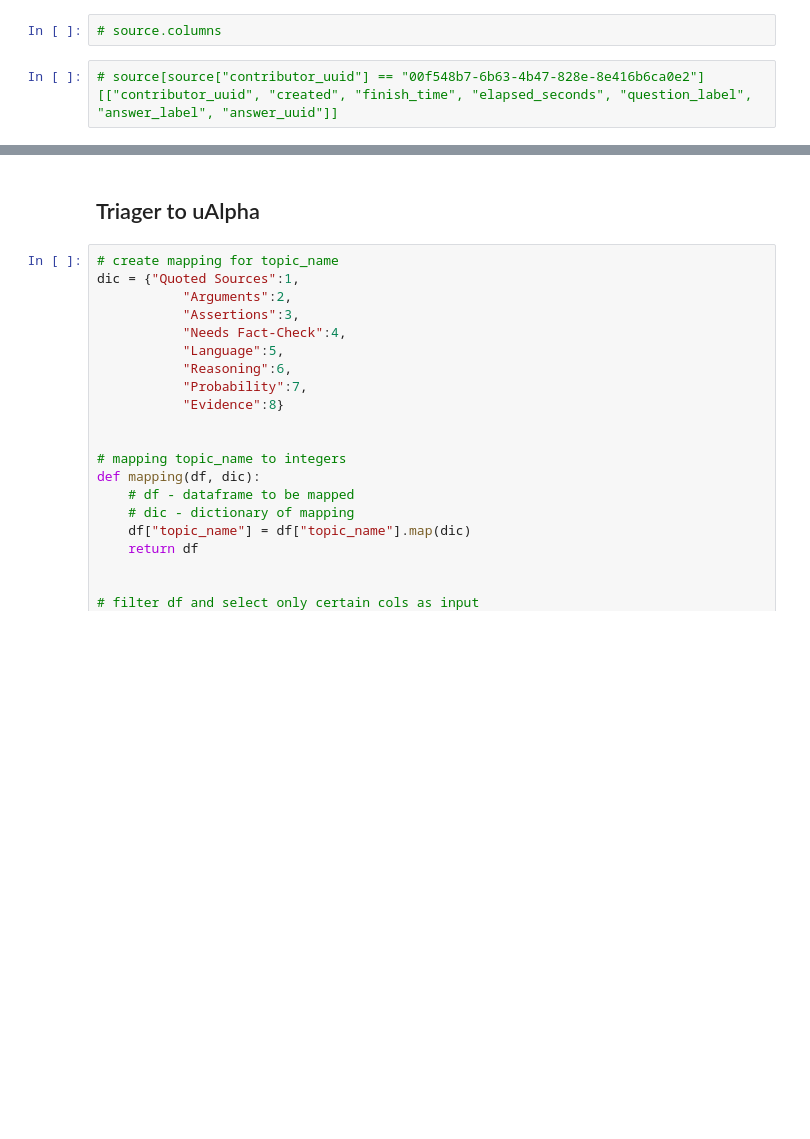
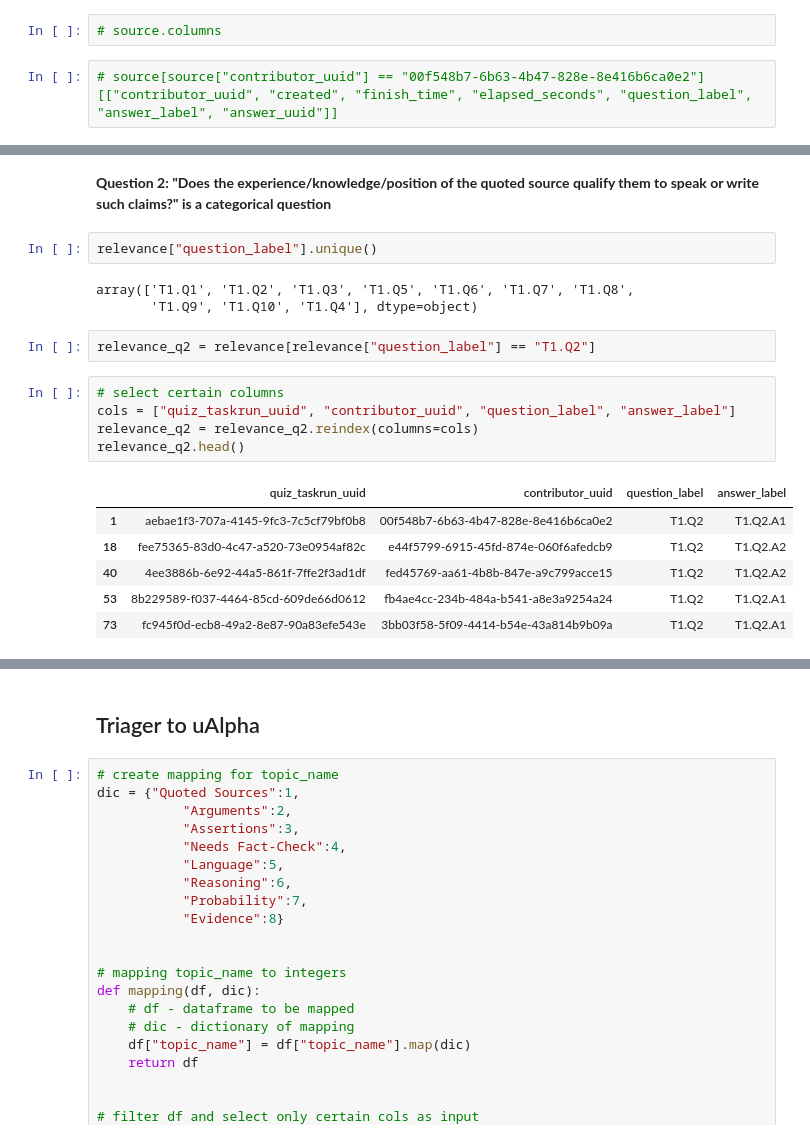
Before and after one commit to Hegelim/PE-Validation-Fall-20, a Jupyter notebook: PE Validation Fall 20.ipynb, the cells around one changed output, grey strips where cells are left out. Cells and saved outputs as stored; diff of their text form; blank space fills up the shorter version.

```diff
--- a/PE Validation Fall 20.ipynb
+++ b/PE Validation Fall 20.ipynb
@@ -59,0 +378,21 @@ Task4:
+# %% [markdown]
+**Question 2: "Does the experience/knowledge/position of the quoted source qualify them to speak or write such claims?" is a categorical question**
+# %%
+relevance["question_label"].unique()
+# %% [output]
+array(['T1.Q1', 'T1.Q2', 'T1.Q3', 'T1.Q5', 'T1.Q6', 'T1.Q7', 'T1.Q8',
+       'T1.Q9', 'T1.Q10', 'T1.Q4'], dtype=object)
+# %%
+relevance_q2 = relevance[relevance["question_label"] == "T1.Q2"]
+# %%
+# select certain columns
+cols = ["quiz_taskrun_uuid", "contributor_uuid", "question_label", "answer_label"]
+relevance_q2 = relevance_q2.reindex(columns=cols)
+relevance_q2.head()
+# %% [output]
+|  | quiz_taskrun_uuid | contributor_uuid | question_label | answer_label |
+| 1 | aebae1f3-707a-4145-9fc3-7c5cf79bf0b8 | 00f548b7-6b63-4b47-828e-8e416b6ca0e2 | T1.Q2 | T1.Q2.A1 |
+| 18 | fee75365-83d0-4c47-a520-73e0954af82c | e44f5799-6915-45fd-874e-060f6afedcb9 | T1.Q2 | T1.Q2.A2 |
+| 40 | 4ee3886b-6e92-44a5-861f-7ffe2f3ad1df | fed45769-aa61-4b8b-847e-a9c799acce15 | T1.Q2 | T1.Q2.A2 |
+| 53 | 8b229589-f037-4464-85cd-609de66d0612 | fb4ae4cc-234b-484a-b541-a8e3a9254a24 | T1.Q2 | T1.Q2.A1 |
+| 73 | fc945f0d-ecb8-49a2-8e87-90a83efe543e | 3bb03f58-5f09-4414-b54e-43a814b9b09a | T1.Q2 | T1.Q2.A1 |
```
Also changed, not shown: parts of 20 cells of this notebook, 2 other files.
